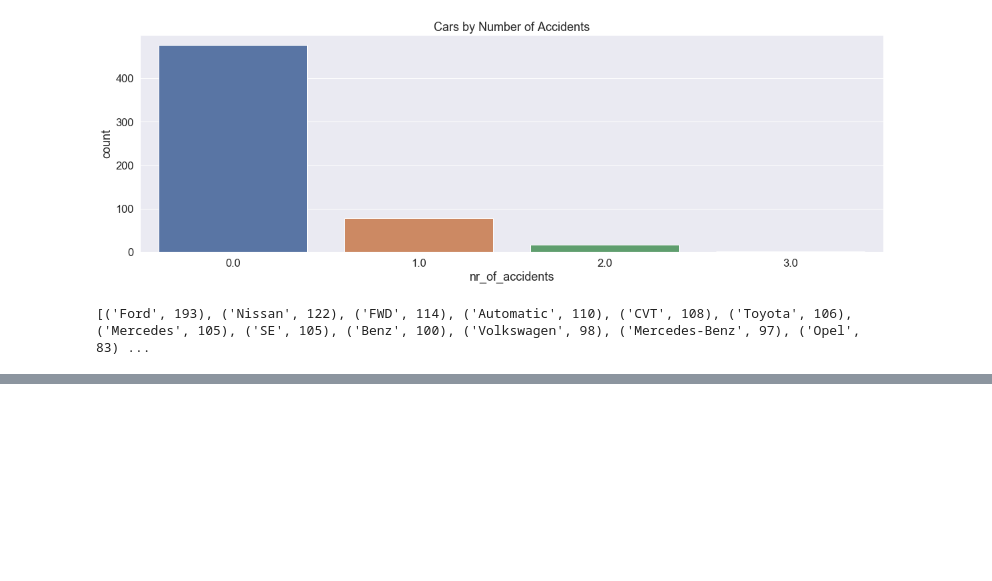
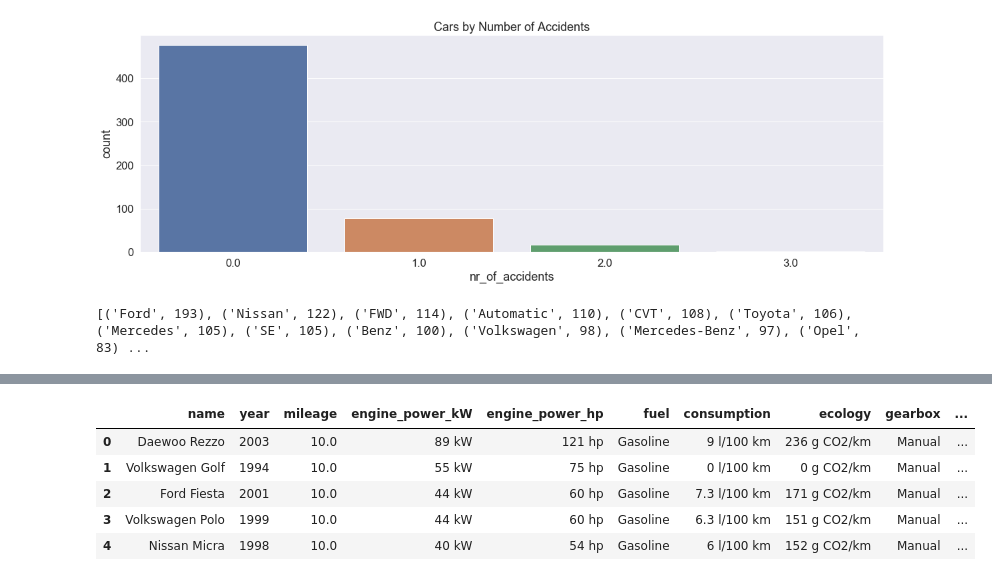
Before and after one commit to tableClothed/cars-price-comparision, a Jupyter notebook: analyze_data.ipynb, the cells around one changed output, grey strips where cells are left out. Cells and saved outputs as stored; diff of their text form; code cells hidden in the pictures; blank space fills up the shorter version.

```diff
--- a/analyze_data.ipynb
+++ b/analyze_data.ipynb
@@ -84,0 +68,4 @@ Name: mileage, Length: 1816, dtype: object
+# %%
+DF_PATH = os.getcwd() + "/csv/used_cars.csv"
+df = pd.read_csv(DF_PATH, sep=";", encoding = "ISO-8859-1")
+df.head()
@@ -84,0 +79,16 @@ Name: mileage, Length: 1816, dtype: object
+# %%
+miles_to_km = 1.609344
+miles_df = df[df.mileage.str.contains("mi")].mileage.str.replace(r"[a-z]+", "")
+miles_df = round(miles_df.str.replace(',', "", regex=False).astype(float) * miles_to_km, 0)
+km_df = df[~df.mileage.str.contains("mi")].mileage.str.replace(r"[a-z]+", "")
+km_df = km_df.str.replace(',', "", regex=False).astype(float)
+# mileage_df = pd.merge(km_df, miles_df)
+# df.mileage = mileage_df
+df.head()
+# %% [output]
+|  | name | year | mileage | engine_power_kW | engine_power_hp | fuel | consumption | ecology | gearbox | ... |
+| 0 | Daewoo Rezzo | 2003 | 10.0 | 89 kW | 121 hp | Gasoline | 9 l/100 km | 236 g CO2/km | Manual | ... |
+| 1 | Volkswagen Golf | 1994 | 10.0 | 55 kW | 75 hp | Gasoline | 0 l/100 km | 0 g CO2/km | Manual | ... |
+| 2 | Ford Fiesta | 2001 | 10.0 | 44 kW | 60 hp | Gasoline | 7.3 l/100 km | 171 g CO2/km | Manual | ... |
+| 3 | Volkswagen Polo | 1999 | 10.0 | 44 kW | 60 hp | Gasoline | 6.3 l/100 km | 151 g CO2/km | Manual | ... |
+| 4 | Nissan Micra | 1998 | 10.0 | 40 kW | 54 hp | Gasoline | 6 l/100 km | 152 g CO2/km | Manual | ... |
```
Also changed, not shown: parts of 5 cells of this notebook.
